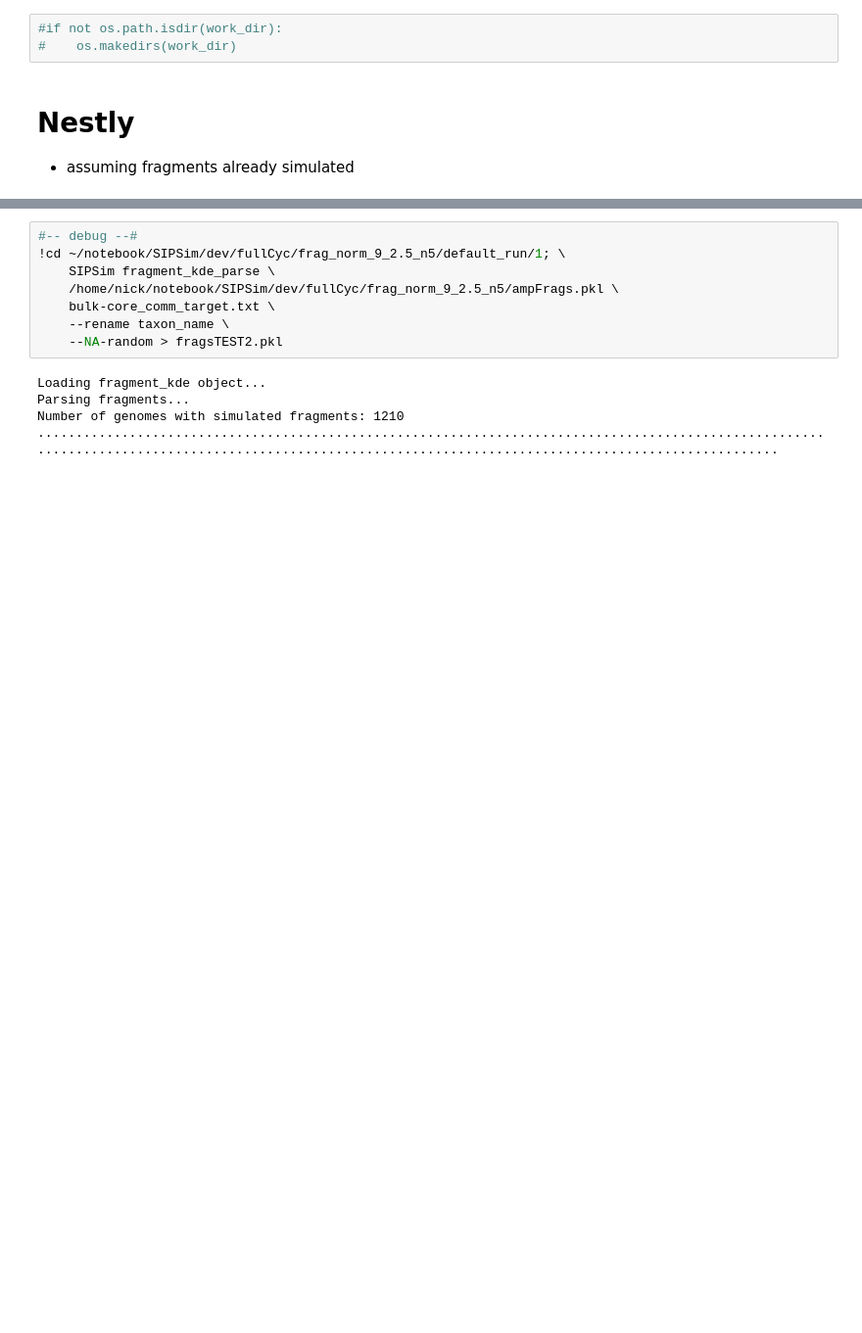
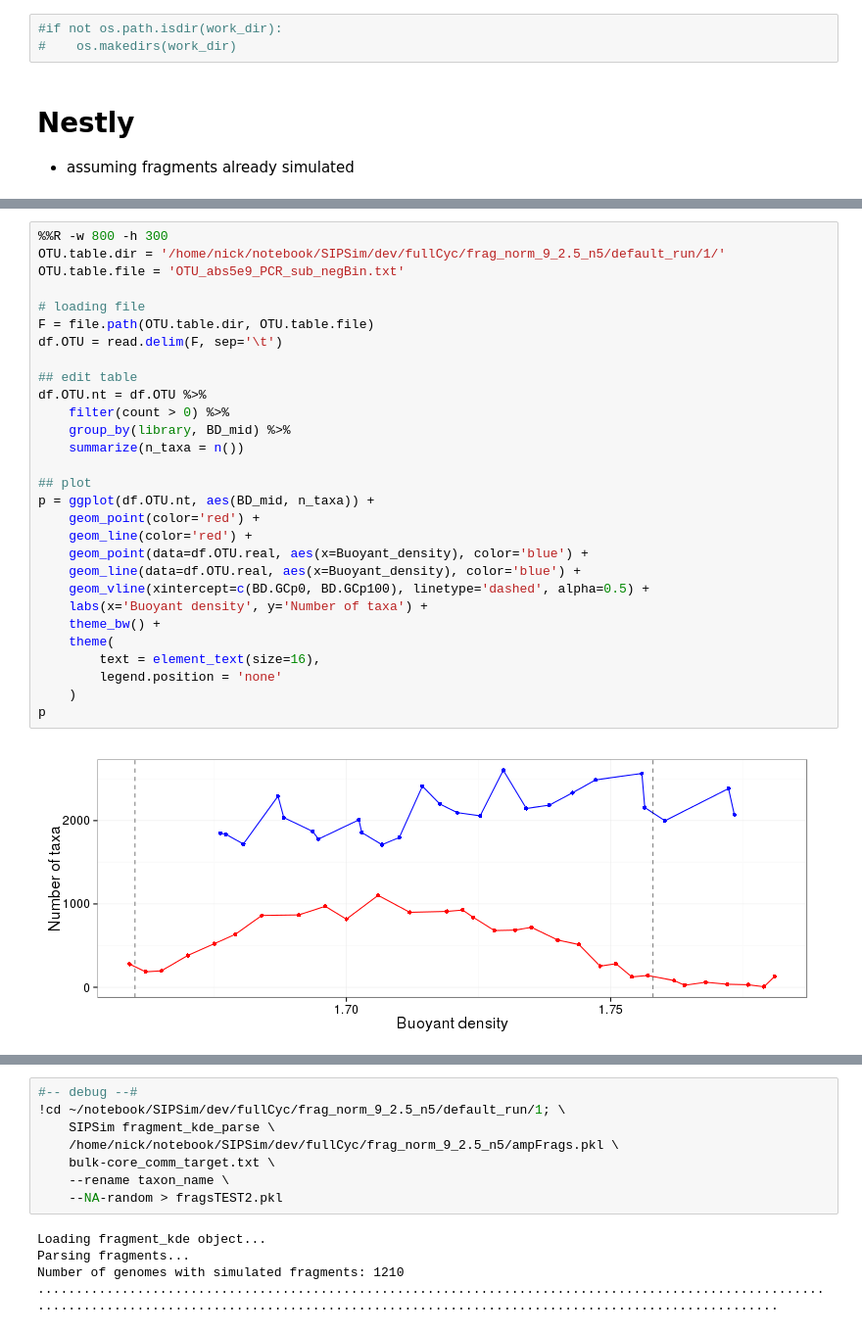
Before and after one commit to nick-youngblut/SIPSim, a Jupyter notebook: ipynb/bac_genome/fullCyc/sim_datasets/gradient_sim_dev.ipynb, the cells around one changed output, grey strips where cells are left out. Shown at 98% size. Saved outputs shown, nothing was run; the diff lists cells and outputs as text; blank space fills up the shorter version.

```diff
--- a/ipynb/bac_genome/fullCyc/sim_datasets/gradient_sim_dev.ipynb
+++ b/ipynb/bac_genome/fullCyc/sim_datasets/gradient_sim_dev.ipynb
@@ -277,0 +323,31 @@ ValueError: No columns to parse from file
+# %%
+%%R -w 800 -h 300
+OTU.table.dir = '/home/nick/notebook/SIPSim/dev/fullCyc/frag_norm_9_2.5_n5/default_run/1/'
+OTU.table.file = 'OTU_abs5e9_PCR_sub_negBin.txt'
+
+# loading file
+F = file.path(OTU.table.dir, OTU.table.file)
+df.OTU = read.delim(F, sep='\t')
+
+## edit table
+df.OTU.nt = df.OTU %>%
+    filter(count > 0) %>%
+    group_by(library, BD_mid) %>%
+    summarize(n_taxa = n())
+
+## plot
+p = ggplot(df.OTU.nt, aes(BD_mid, n_taxa)) +
+    geom_point(color='red') +
+    geom_line(color='red') +
+    geom_point(data=df.OTU.real, aes(x=Buoyant_density), color='blue') +
+    geom_line(data=df.OTU.real, aes(x=Buoyant_density), color='blue') +
+    geom_vline(xintercept=c(BD.GCp0, BD.GCp100), linetype='dashed', alpha=0.5) +
+    labs(x='Buoyant density', y='Number of taxa') +
+    theme_bw() +
+    theme(
+        text = element_text(size=16),
+        legend.position = 'none'
+    )
+p
+# %% [output]
+[figure, added]
```
Also changed, not shown: parts of 16 cells of this notebook, 2 other files.
